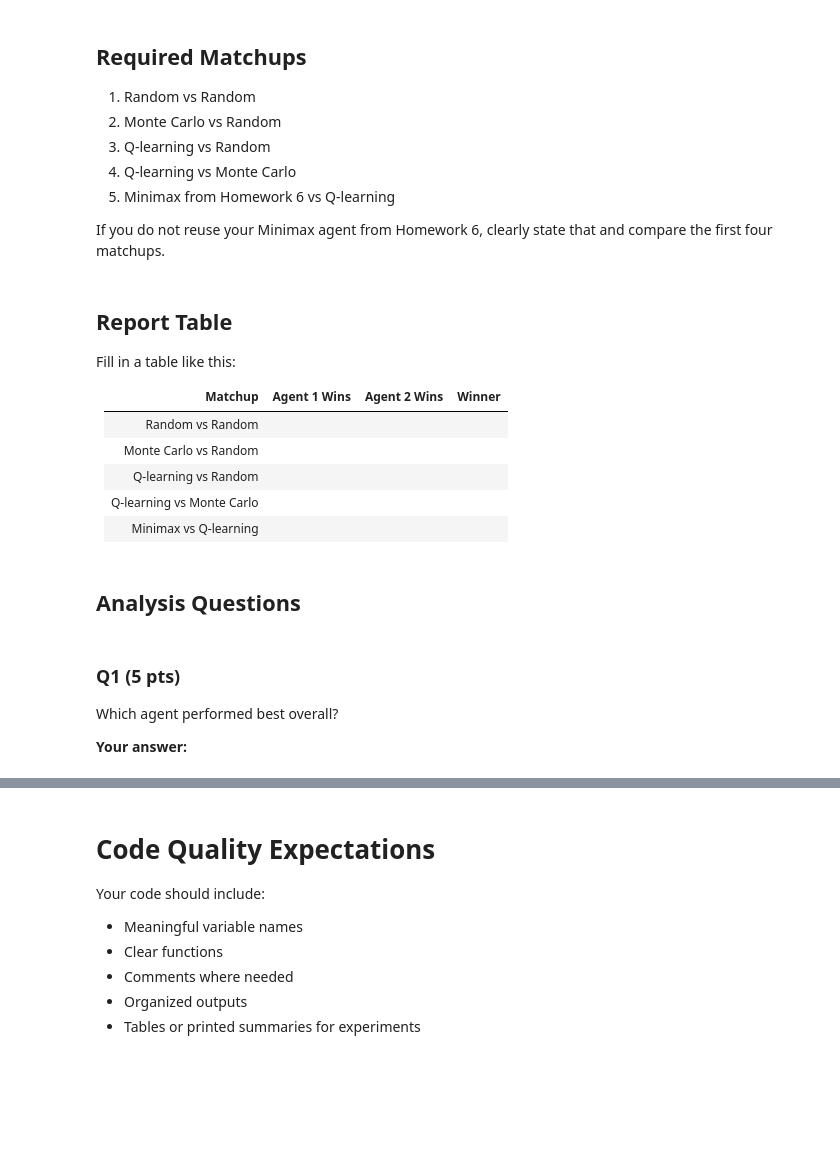
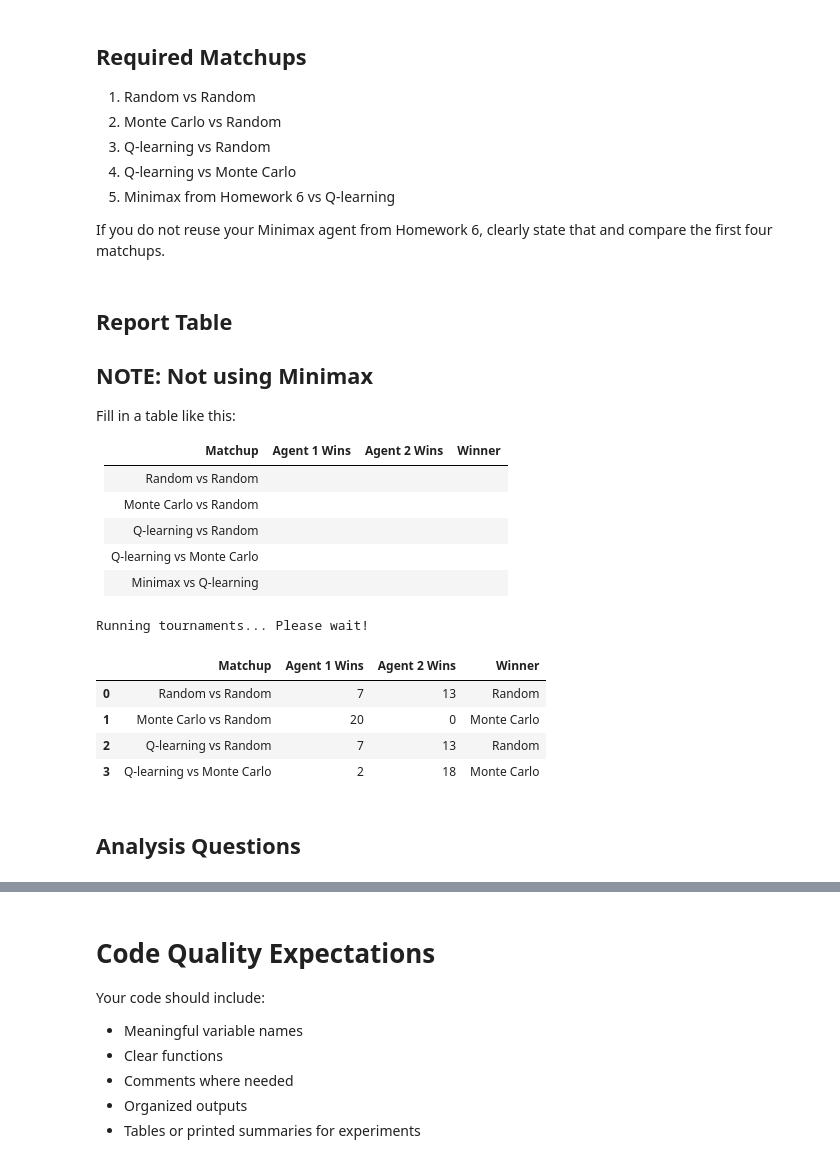
Before and after one commit to Nikhil433-dell/Assign9, a Jupyter notebook: Homework9_MisereNim_MC_RL.ipynb, the cells around one changed output, grey strips where cells are left out. Saved outputs shown, nothing was run; the diff lists cells and outputs as text; code cells hidden in the pictures; blank space fills up the shorter version.

```diff
--- a/Homework9_MisereNim_MC_RL.ipynb
+++ b/Homework9_MisereNim_MC_RL.ipynb
@@ -602,0 +627,14 @@ After training, report the best learned move for:
+# %%
+# Train the agent
+Q = train_q_learning(n_episodes=5000) # Increased episodes slightly for better stability
+
+test_states = [
+    [1, 3, 5],
+    [3, 5, 7],
+    [1, 1, 2]
+]
+
+print("Best Learned Moves:")
+for state in test_states:
+    best_move = max(legal_actions(state), key=lambda a: Q[normalize_state(state)][a])
+    print(f"State {state} -> Best Move: Heap {best_move[0]}, Remove {best_move[1]} objects")
@@ -662,5 +733,6 @@ def run_tournament(agent0, agent1, start_state=[3, 5, 7], n_games=20):
 # %% [markdown]
 ## Report Table
+## NOTE: Not using Minimax
 
 Fill in a table like this:
 
@@ -676,8 +746,59 @@ Fill in a table like this:
+# %%
+# TODO: run tournaments and display results
+from IPython.display import display
+import pandas as pd
+
+# 1. Create a "wrapper" for the Q-learning agent
+# The run_tournament function expects agents that only take 'state' as an argument.
+# Our Q-learning agent requires both the Q-table AND the state.
+# We use a lambda function to "bake in" our trained Q-table so the tournament can use it.
+q_agent = lambda state: q_learning_agent(Q, state)
+
+# 2. Define our tournament schedule (Only the first 4 matchups!)
+# Each tuple contains: (Agent 1 Name, Agent 1 Function, Agent 2 Name, Agent 2 Function)
+matchups = [
+    ("Random", random_agent, "Random", random_agent),
+    ("Monte Carlo", mc_agent, "Random", random_agent),
+    ("Q-learning", q_agent, "Random", random_agent),
+    ("Q-learning", q_agent, "Monte Carlo", mc_agent)
+]
+
+# 3. Create an empty list to hold our final rows of data
+results_data = []
+
+# 4. Run the tournaments
+print("Running tournaments... Please wait!")
+
+for name1, func1, name2, func2 in matchups:
+    # Play 20 games using the starting state [3, 5, 7]
+    wins1, wins2 = run_tournament(func1, func2, start_state=[3, 5, 7], n_games=20)
+
+    # Figure out who won the most games to declare an overall winner
+    if wins1 > wins2:
+        overall_winner = name1
+    elif wins2 > wins1:
+        overall_winner = name2
+    else:
+        overall_winner = "Tie"
+
+    # Format the matchup name nicely for the left column of the table
+    matchup_title = f"{name1} vs {name2}"
+
+    # Add this completed row of results to our list
+    results_data.append([matchup_title, wins1, wins2, overall_winner])
+
+# 5. Display the results in a table using Pandas
+# This will render a clean grid in your Jupyter Notebook that perfectly matches the requested format
+df = pd.DataFrame(results_data, columns=["Matchup", "Agent 1 Wins", "Agent 2 Wins", "Winner"])
+
+# Display the dataframe
+display(df)
+# %% [output]
+Running tournaments... Please wait!
+|  | Matchup | Agent 1 Wins | Agent 2 Wins | Winner |
+| 0 | Random vs Random | 7 | 13 | Random |
+| 1 | Monte Carlo vs Random | 20 | 0 | Monte Carlo |
+| 2 | Q-learning vs Random | 7 | 13 | Random |
+| 3 | Q-learning vs Monte Carlo | 2 | 18 | Monte Carlo |
 # %% [markdown]
 ## Analysis Questions
-# %% [markdown]
-### Q1 (5 pts)
-
-Which agent performed best overall?
-
-**Your answer:**
```
Also changed, not shown: parts of 21 cells of this notebook.
